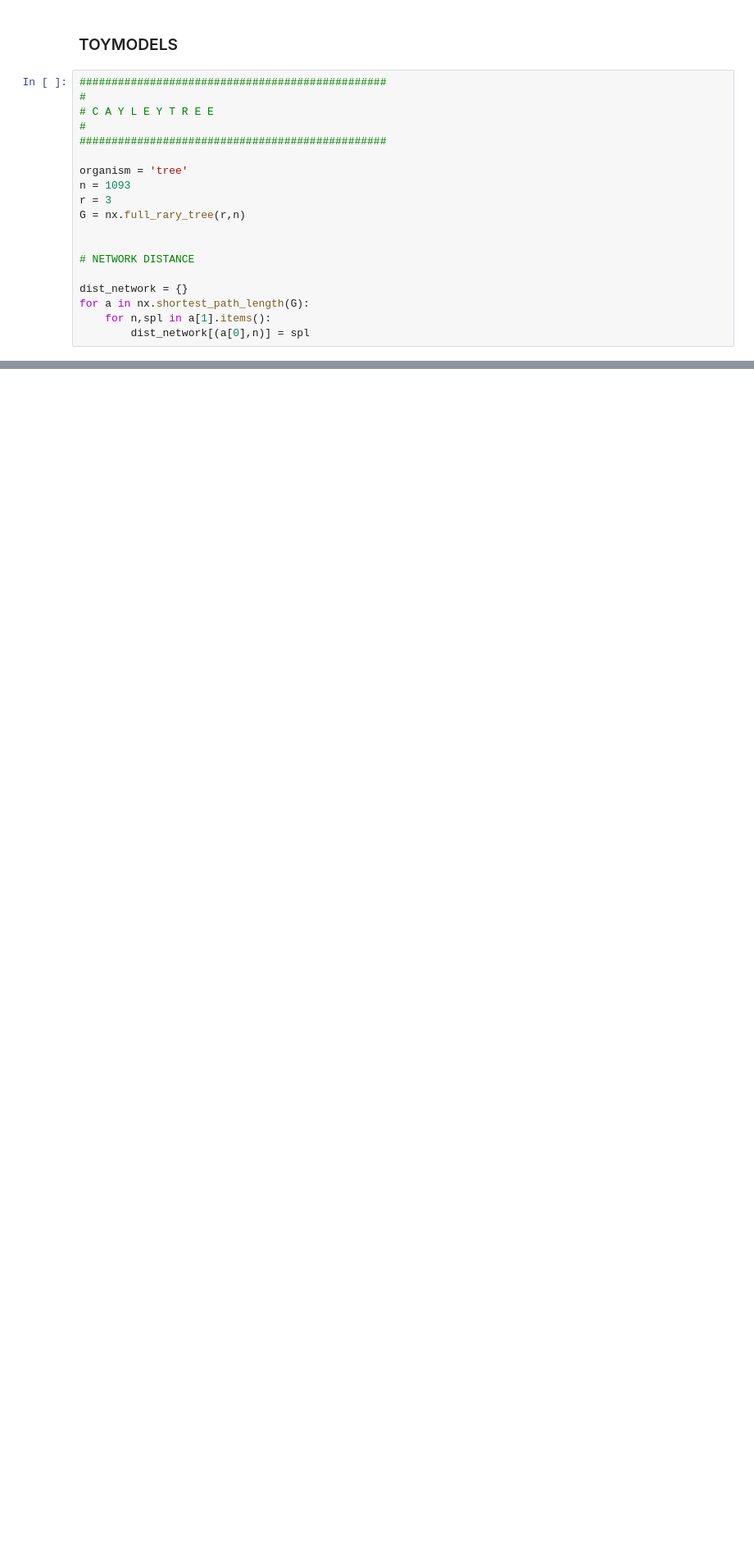
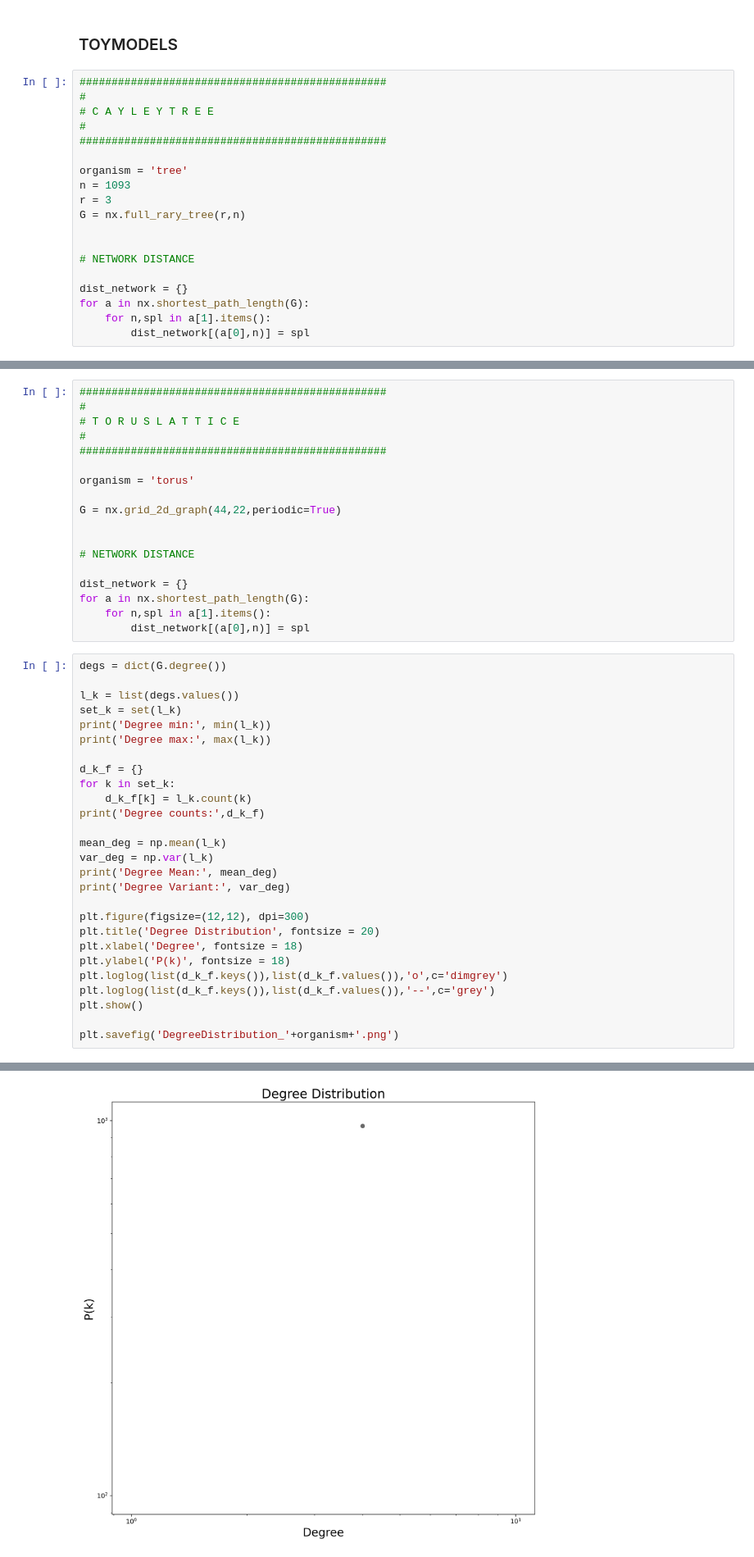
Before and after one commit to menchelab/CartoGRAPHs, a Jupyter notebook: multidimvis_benchmarks_UMAPparameters.ipynb, the cells around one changed output, grey strips where cells are left out. Shown at 82% size. Cells and saved outputs as stored; diff of their text form; blank space fills up the shorter version.

```diff
--- a/multidimvis_benchmarks_UMAPparameters.ipynb
+++ b/multidimvis_benchmarks_UMAPparameters.ipynb
@@ -30,0 +49,46 @@ for a in nx.shortest_path_length(G):
+# %%
+################################################
+#
+# T O R U S L A T T I C E
+#
+################################################
+
+organism = 'torus'
+
+G = nx.grid_2d_graph(44,22,periodic=True)
+
+
+# NETWORK DISTANCE
+
+dist_network = {}
+for a in nx.shortest_path_length(G):
+    for n,spl in a[1].items():
+        dist_network[(a[0],n)] = spl
+# %%
+degs = dict(G.degree())
+
+l_k = list(degs.values())
+set_k = set(l_k)
+print('Degree min:', min(l_k))
+print('Degree max:', max(l_k))
+
+d_k_f = {}
+for k in set_k:
+    d_k_f[k] = l_k.count(k)
+print('Degree counts:',d_k_f)
+
+mean_deg = np.mean(l_k)
+var_deg = np.var(l_k)
+print('Degree Mean:', mean_deg)
+print('Degree Variant:', var_deg)
+
+plt.figure(figsize=(12,12), dpi=300)
+plt.title('Degree Distribution', fontsize = 20)
+plt.xlabel('Degree', fontsize = 18)
+plt.ylabel('P(k)', fontsize = 18)
+plt.loglog(list(d_k_f.keys()),list(d_k_f.values()),'o',c='dimgrey')
+plt.loglog(list(d_k_f.keys()),list(d_k_f.values()),'--',c='grey')
+plt.show()
+
+plt.savefig('DegreeDistribution_'+organism+'.png')
+# %% [output]
@@ -30,0 +100 @@ for a in nx.shortest_path_length(G):
+[figure, added]
```
Also changed, not shown: parts of 2 cells of this notebook, 4 other files.
